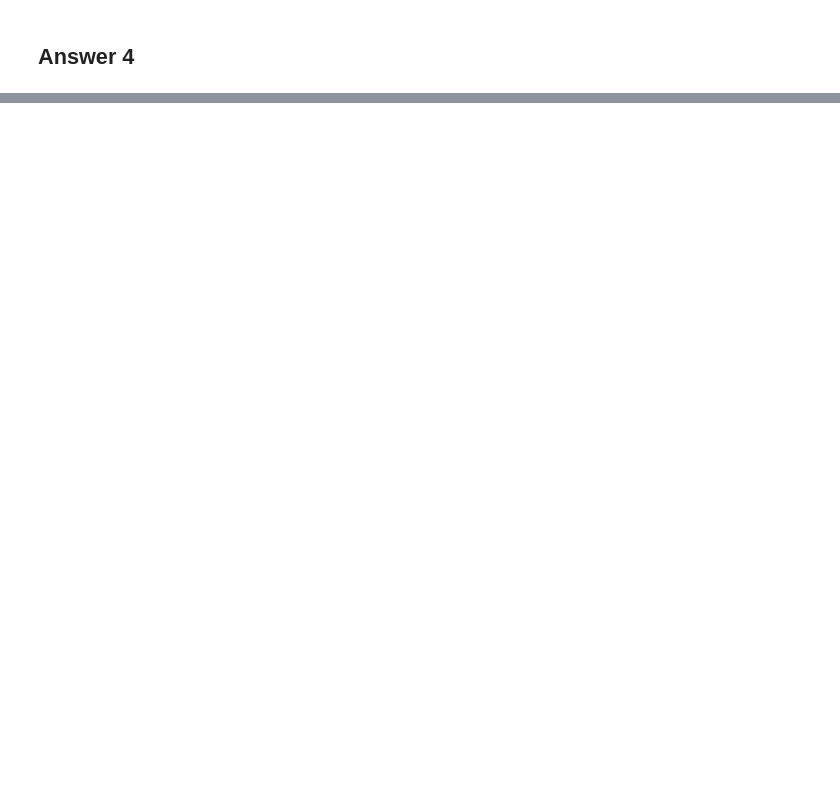
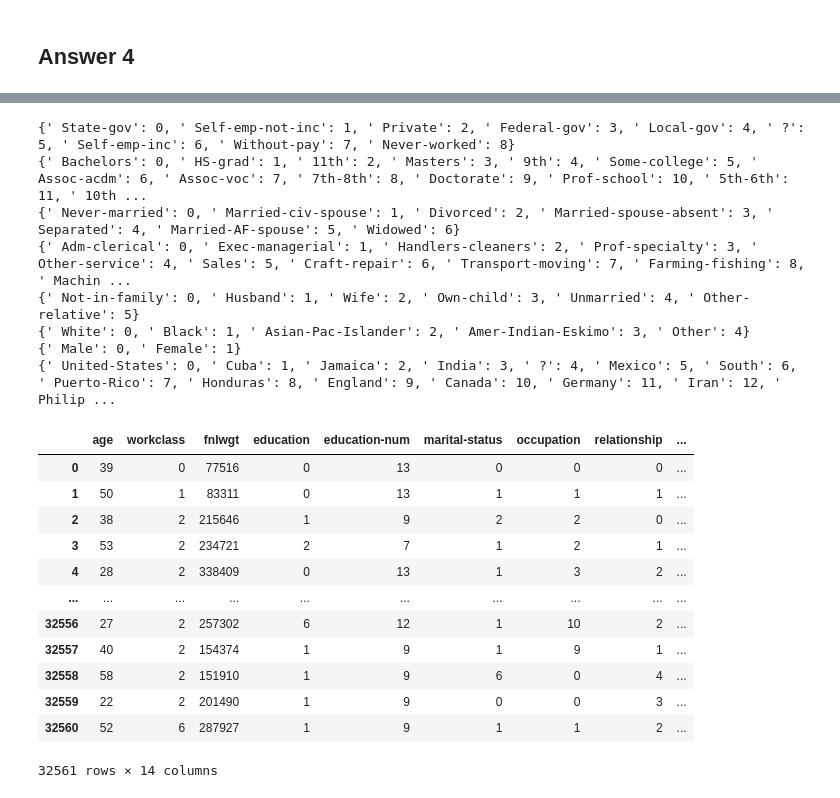
Before and after one commit to viabard/machine-learning, a Jupyter notebook: hw4/CIS5526 2020 - Homework4.ipynb, the cells around one changed output, grey strips where cells are left out. Saved outputs shown, nothing was run; the diff lists cells and outputs as text; code cells hidden in the pictures; blank space fills up the shorter version.

```diff
--- a/hw4/CIS5526 2020 - Homework4.ipynb
+++ b/hw4/CIS5526 2020 - Homework4.ipynb
@@ -404,0 +403,13 @@ pd.read_csv('')
+# %%
+adult_data = pd.read_csv('adult.data', header=None)
+adult_data_test = pd.read_csv('adult.test', header=None, skiprows=1)
+target = adult_data[adult_data.columns[-1]]
+target_test = adult_data_test[adult_data_test.columns[-1]]
+adult_data = adult_data.drop(columns=[adult_data.columns[-1]])
+adult_data_test = adult_data_test.drop(columns=[adult_data_test.columns[-1]])
+new_colnames = {}
+for i, x in enumerate(['age','workclass','fnlwgt','education','education-num','marital-status','occupation','relationship','race','sex','capital-gain','capital-loss','hours-per-week','native-country']):
+    new_colnames[i] = x
+adult_data = adult_data.rename(columns=new_colnames)
+adult_data_test = adult_data_test.rename(columns=new_colnames)
+adult_data.head()
@@ -404,0 +502,3 @@ pd.read_csv('')
+# %%
+obj = adult_data.T[adult_data.dtypes == 'object'].T.rename(columns=new_colnames)
+obj.head()
@@ -404,0 +512,37 @@ pd.read_csv('')
+# %%
+replacement_values = []
+for j, col in enumerate(obj.columns):
+    replacement_values.append({})
+    for i, x in enumerate(pd.unique(adult_data[col])):
+        replacement_values[j][x] = i
+# %%
+# replace classification data with integers
+replace = adult_data.copy()
+replace_test = adult_data_test.copy()
+for values in replacement_values:
+    replace = replace.replace(values)
+    replace_test = replace_test.replace(values)
+    print(values)
+replace
+# %% [output]
+{' State-gov': 0, ' Self-emp-not-inc': 1, ' Private': 2, ' Federal-gov': 3, ' Local-gov': 4, ' ?': 5, ' Self-emp-inc': 6, ' Without-pay': 7, ' Never-worked': 8}
+{' Bachelors': 0, ' HS-grad': 1, ' 11th': 2, ' Masters': 3, ' 9th': 4, ' Some-college': 5, ' Assoc-acdm': 6, ' Assoc-voc': 7, ' 7th-8th': 8, ' Doctorate': 9, ' Prof-school': 10, ' 5th-6th': 11, ' 10th ...
+{' Never-married': 0, ' Married-civ-spouse': 1, ' Divorced': 2, ' Married-spouse-absent': 3, ' Separated': 4, ' Married-AF-spouse': 5, ' Widowed': 6}
+{' Adm-clerical': 0, ' Exec-managerial': 1, ' Handlers-cleaners': 2, ' Prof-specialty': 3, ' Other-service': 4, ' Sales': 5, ' Craft-repair': 6, ' Transport-moving': 7, ' Farming-fishing': 8, ' Machin ...
+{' Not-in-family': 0, ' Husband': 1, ' Wife': 2, ' Own-child': 3, ' Unmarried': 4, ' Other-relative': 5}
+{' White': 0, ' Black': 1, ' Asian-Pac-Islander': 2, ' Amer-Indian-Eskimo': 3, ' Other': 4}
+{' Male': 0, ' Female': 1}
+{' United-States': 0, ' Cuba': 1, ' Jamaica': 2, ' India': 3, ' ?': 4, ' Mexico': 5, ' South': 6, ' Puerto-Rico': 7, ' Honduras': 8, ' England': 9, ' Canada': 10, ' Germany': 11, ' Iran': 12, ' Philip ...
+|  | age | workclass | fnlwgt | education | education-num | marital-status | occupation | relationship | ... |
+| 0 | 39 | 0 | 77516 | 0 | 13 | 0 | 0 | 0 | ... |
+| 1 | 50 | 1 | 83311 | 0 | 13 | 1 | 1 | 1 | ... |
+| 2 | 38 | 2 | 215646 | 1 | 9 | 2 | 2 | 0 | ... |
+| 3 | 53 | 2 | 234721 | 2 | 7 | 1 | 2 | 1 | ... |
+| 4 | 28 | 2 | 338409 | 0 | 13 | 1 | 3 | 2 | ... |
+| ... | ... | ... | ... | ... | ... | ... | ... | ... | ... |
+| 32556 | 27 | 2 | 257302 | 6 | 12 | 1 | 10 | 2 | ... |
+| 32557 | 40 | 2 | 154374 | 1 | 9 | 1 | 9 | 1 | ... |
+| 32558 | 58 | 2 | 151910 | 1 | 9 | 6 | 0 | 4 | ... |
+| 32559 | 22 | 2 | 201490 | 1 | 9 | 0 | 0 | 3 | ... |
+| 32560 | 52 | 6 | 287927 | 1 | 9 | 1 | 1 | 2 | ... |
+32561 rows × 14 columns
```
Also changed, not shown: parts of 25 cells of this notebook.
